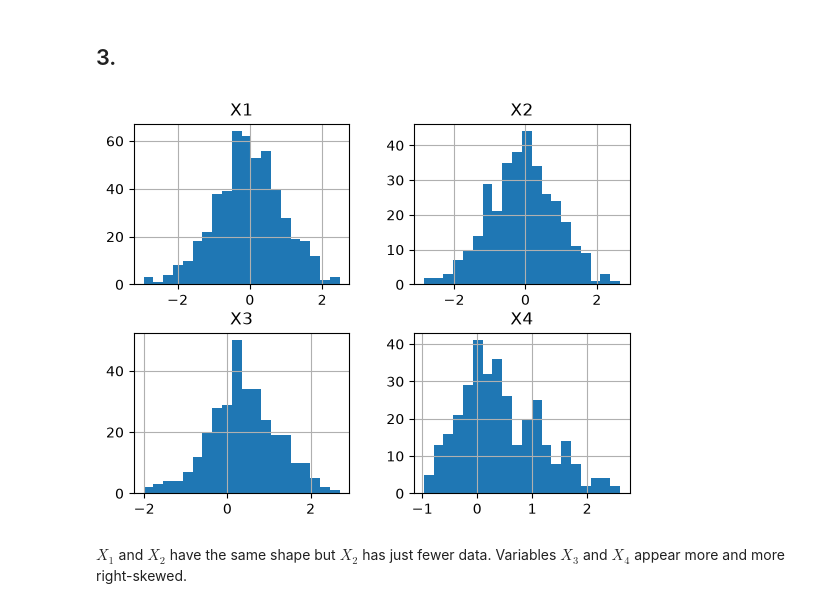
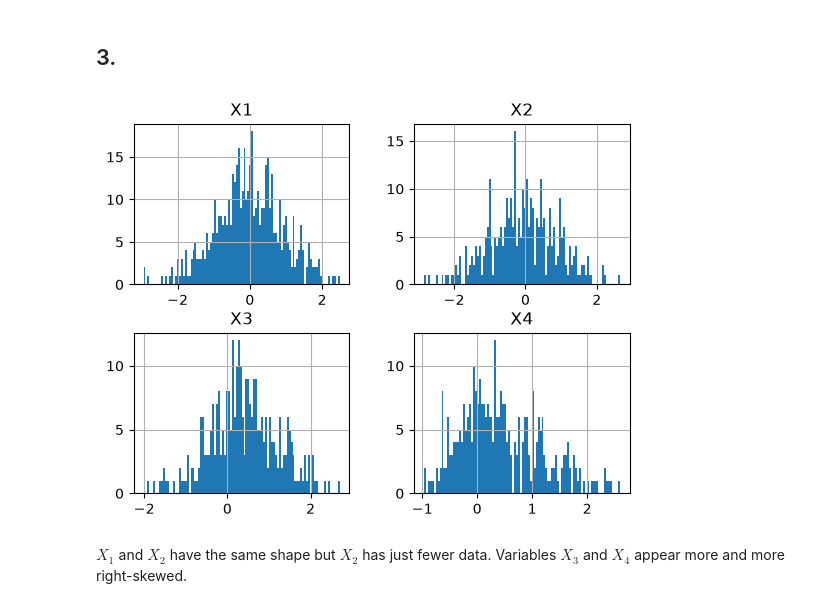
Before and after one commit to macpalor/statistics-for-data-science, a Jupyter notebook: exercise6.ipynb, the cells around one changed output. Saved outputs shown, nothing was run; the diff lists cells and outputs as text; code cells hidden in the pictures.

```diff
--- a/exercise6.ipynb
+++ b/exercise6.ipynb
@@ -102,10 +102,10 @@ When we drop the missing values the means are much closer to each other.
 # %%
 import matplotlib.pyplot as plt
 
-data.hist(bins=20)
+data.hist(bins=100)
 plt.show()
 # %% [output]
-[figure, old version]
+[figure, new version]
 # %% [markdown]
 $X_1$ and $X_2$ have the same shape but $X_2$ has just fewer data. Variables $X_3$ and $X_4$ appear more and more right-skewed.
 # %% [markdown]
```
Also changed, not shown: parts of 8 cells of this notebook.
